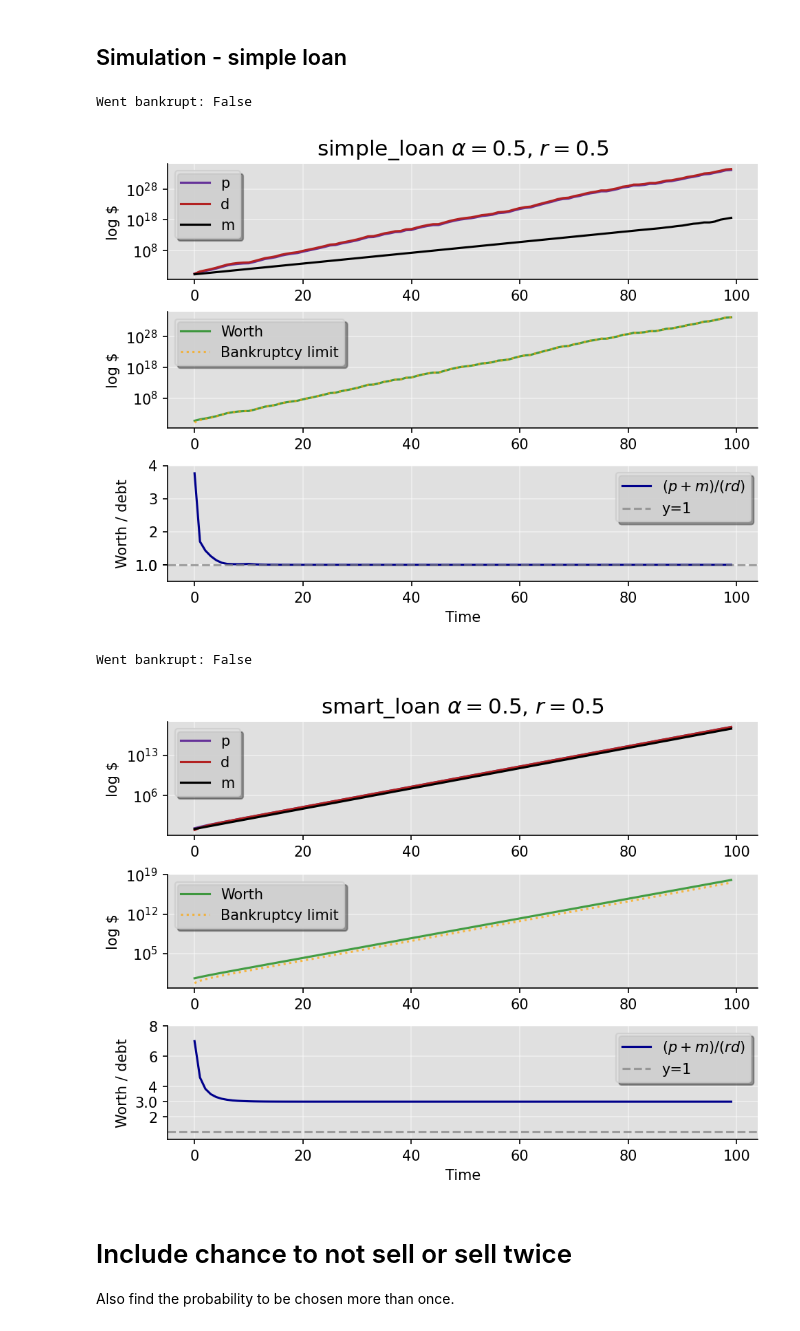
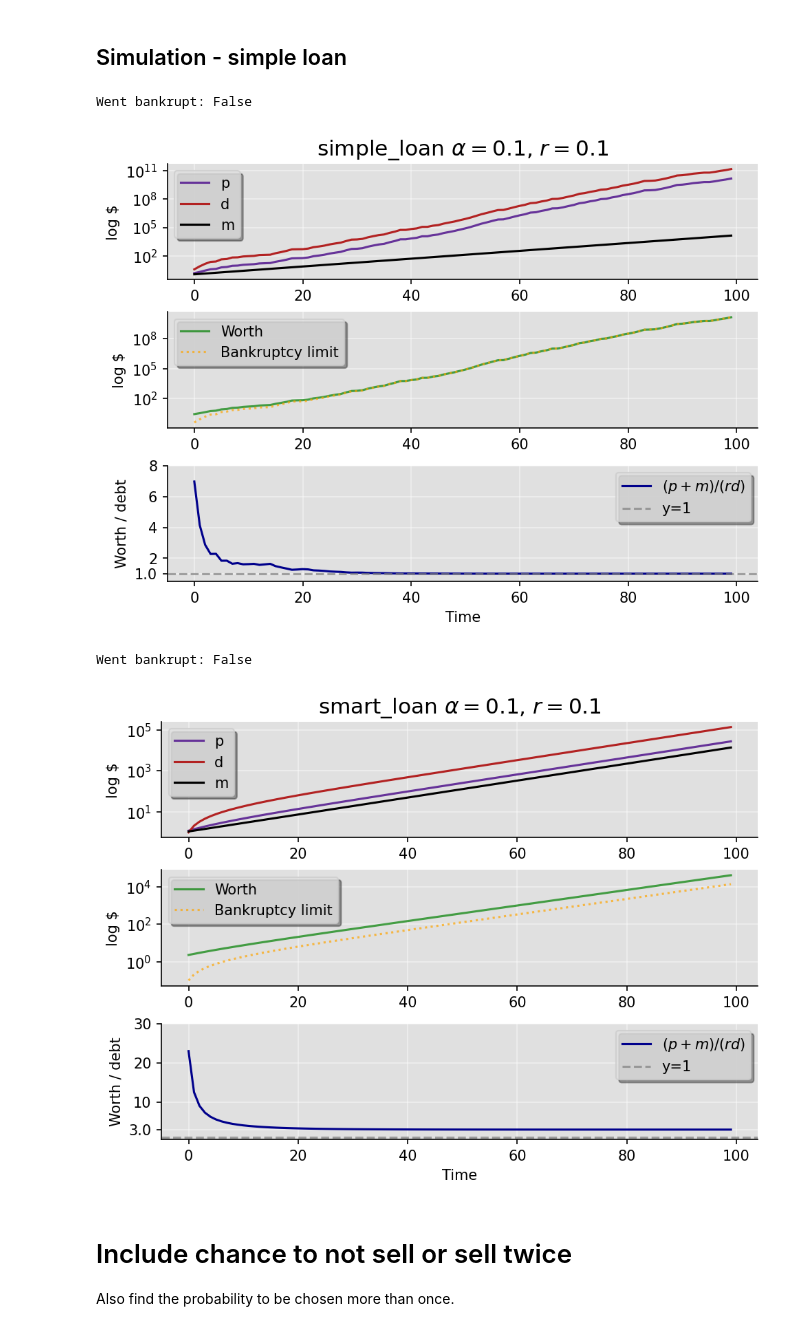
Before and after one commit to 2BeAsh/masters_project, a Jupyter notebook: code/bankruptcy_probability.ipynb, the cells around one changed output. Drawn from its saved outputs; the diff is of its cells as text; code cells hidden in the pictures.

```diff
--- a/code/bankruptcy_probability.ipynb
+++ b/code/bankruptcy_probability.ipynb
@@ -82,8 +82,8 @@ def simulation(alpha, r, loan_size_func):
     print("Went bankrupt:", went_bankrupt)
     return p_hist, d_hist, m_hist, went_bankrupt
 # %%
-def plot_value_bankruptcy(simulation_func, alpha, r, loan_size_func, **kwargs):
-    p_hist, d_hist, m_hist, _ = simulation_func(alpha, r, loan_size_func, **kwargs)
+def plot_value_bankruptcy(simulation_func, alpha, r, loan_size_func, ):
+    p_hist, d_hist, m_hist, _ = simulation_func(alpha, r, loan_size_func, )
 
     p_hist = np.array(p_hist)
     d_hist = np.array(d_hist)
@@ -131,15 +131,15 @@ def plot_value_bankruptcy(simulation_func, alpha, r, loan_size_func, **kwargs):
 # %% [markdown]
 ## Simulation - simple loan
 # %%
-alpha = 0.5
-r = 0.5
+alpha = 0.1
+r = 0.1
 plot_value_bankruptcy(simulation, alpha, r, loan_size_func=simple_loan)
 plot_value_bankruptcy(simulation, alpha, r, loan_size_func=smart_loan)
 # %% [output]
 Went bankrupt: False
-[figure, old version]
+[figure, new version]
 Went bankrupt: False
-[figure, old version]
+[figure, new version]
 # %% [markdown]
 # Include chance to not sell or sell twice
 Also find the probability to be chosen more than once.
```
Also changed, not shown: parts of 4 cells of this notebook.
